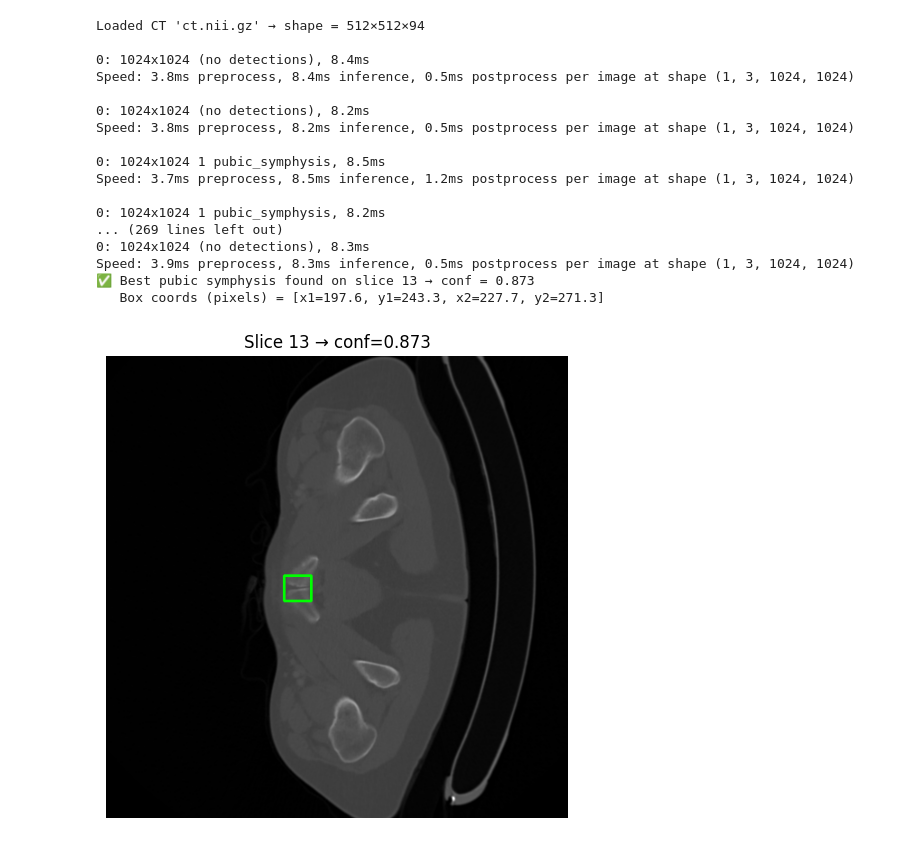
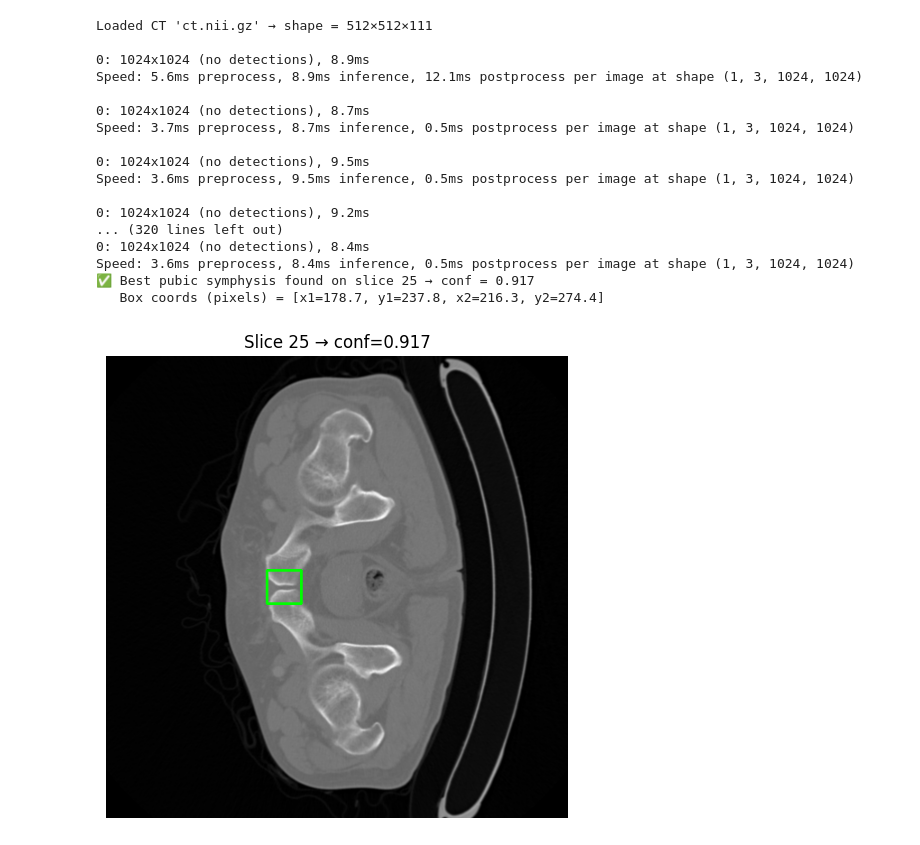
Before and after one commit to Velociturtle/overscanning_abdominal_ct, a Jupyter notebook: final_infer_pubic_symphysis.ipynb, the cells around one changed output. Cells and saved outputs as stored; diff of their text form; code cells hidden in the pictures.

```diff
--- a/final_infer_pubic_symphysis.ipynb
+++ b/final_infer_pubic_symphysis.ipynb
@@ -17,7 +17,7 @@ from ultralytics import YOLO
 # 1) USER PARAMETERS: change only these two
 # ────────────────────────────────────────────────────────────────────────────────
 MODEL_PATH = "yolo_runs/yolo11_pubic_symphysis_m_hardtrain/weights/best.pt"
-CT_PATH    = "Patient_CTs/Patient017/ct.nii.gz"
+CT_PATH    = "Patient_CTs/Patient020/ct.nii.gz"
 
 # ────────────────────────────────────────────────────────────────────────────────
 # 2) CONFIGURATION: thresholds for validity
@@ -119,46 +119,46 @@ def find_and_display_best_symphysis(ct_nifti_path: str):
     z = best_slice
     x1, y1, x2, y2 = best_box
     print(f"✅ Best pubic symphysis found on slice {z} → conf = {best_conf:.3f}")
     print(f"   Box coords (pixels) = [x1={x1:.1f}, y1={y1:.1f}, x2={x2:.1f}, y2={y2:.1f}]")
 
     # Prepare the image for visualization (same preprocessing)
     slice_hu = ct_data[:, :, z]
     img_bgr  = preprocess_slice(slice_hu)
     vis      = img_bgr.copy()
     cv2.rectangle(
         vis,
         (int(x1), int(y1)),
         (int(x2), int(y2)),
         (0, 255, 0),
         thickness=2
     )
 
     plt.figure(figsize=(6,6))
     plt.title(f"Slice {z} → conf={best_conf:.3f}")
     plt.axis("off")
     plt.imshow(cv2.cvtColor(vis, cv2.COLOR_BGR2RGB))
     plt.show()
 
 # ────────────────────────────────────────────────────────────────────────────────
 # 5) RUN THE FUNCTION ON YOUR CT
 # ────────────────────────────────────────────────────────────────────────────────
 find_and_display_best_symphysis(CT_PATH)
 # %% [output]
-Loaded CT 'ct.nii.gz' → shape = 512×512×94
+Loaded CT 'ct.nii.gz' → shape = 512×512×111
 
+0: 1024x1024 (no detections), 8.9ms
+Speed: 5.6ms preprocess, 8.9ms inference, 12.1ms postprocess per image at shape (1, 3, 1024, 1024)
+
+0: 1024x1024 (no detections), 8.7ms
+Speed: 3.7ms preprocess, 8.7ms inference, 0.5ms postprocess per image at shape (1, 3, 1024, 1024)
+
+0: 1024x1024 (no detections), 9.5ms
+Speed: 3.6ms preprocess, 9.5ms inference, 0.5ms postprocess per image at shape (1, 3, 1024, 1024)
+
+0: 1024x1024 (no detections), 9.2ms
+... (320 lines left out)
 0: 1024x1024 (no detections), 8.4ms
-Speed: 3.8ms preprocess, 8.4ms inference, 0.5ms postprocess per image at shape (1, 3, 1024, 1024)
-
-0: 1024x1024 (no detections), 8.2ms
-Speed: 3.8ms preprocess, 8.2ms inference, 0.5ms postprocess per image at shape (1, 3, 1024, 1024)
-
-0: 1024x1024 1 pubic_symphysis, 8.5ms
-Speed: 3.7ms preprocess, 8.5ms inference, 1.2ms postprocess per image at shape (1, 3, 1024, 1024)
-
-0: 1024x1024 1 pubic_symphysis, 8.2ms
-... (269 lines left out)
-0: 1024x1024 (no detections), 8.3ms
-Speed: 3.9ms preprocess, 8.3ms inference, 0.5ms postprocess per image at shape (1, 3, 1024, 1024)
-✅ Best pubic symphysis found on slice 13 → conf = 0.873
-   Box coords (pixels) = [x1=197.6, y1=243.3, x2=227.7, y2=271.3]
+Speed: 3.6ms preprocess, 8.4ms inference, 0.5ms postprocess per image at shape (1, 3, 1024, 1024)
+✅ Best pubic symphysis found on slice 25 → conf = 0.917
+   Box coords (pixels) = [x1=178.7, y1=237.8, x2=216.3, y2=274.4]
-[figure, old version]
+[figure, new version]
```
Also changed, not shown: 6 other files.
